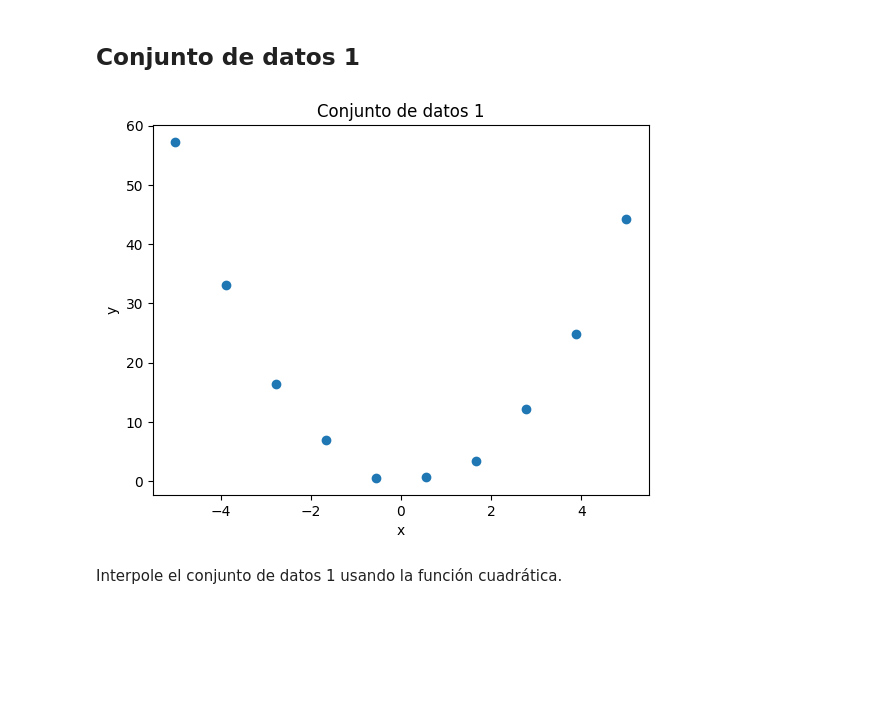
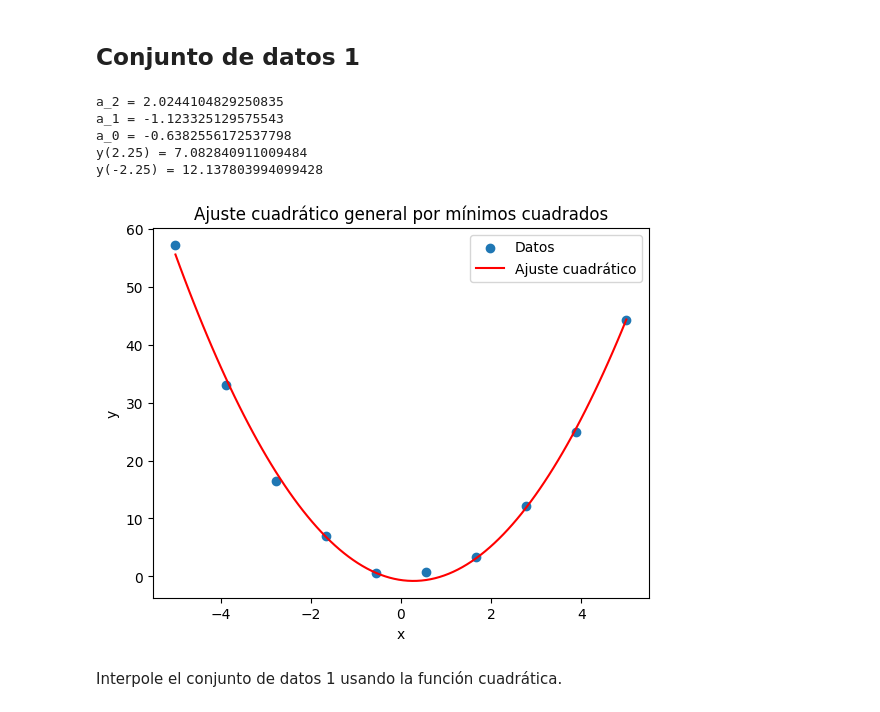
Before and after one commit to R3LM15/MetodosNumericos_MateoMolina, a Jupyter notebook: Prueba 2/MN-25A-prueba02-main/min_cuadrados.ipynb, the cells around one changed output. Drawn from its saved outputs; the diff is of its cells as text; code cells hidden in the pictures; blank space fills up the shorter version.

```diff
--- a/Prueba 2/MN-25A-prueba02-main/min_cuadrados.ipynb
+++ b/Prueba 2/MN-25A-prueba02-main/min_cuadrados.ipynb
@@ -101,6 +89,7 @@ plt.show()
 # %% [markdown]
 ## Conjunto de datos 1
 # %%
+import numpy as np
 xs1 = [
     -5.0000,
     -3.8889,
@@ -125,14 +114,41 @@ ys1 = [
     24.9167,
     44.2495,
 ]
+
+coef = np.polyfit(xs1, ys1, deg=2)
+a_2, a_1, a_0 = coef
+print("a_2 =", a_2)
+print("a_1 =", a_1)
+print("a_0 =", a_0)
+
+print("y(2.25) =", a_2*2.25**2 + a_1*2.25 + a_0)
+print("y(-2.25) =", a_2*(-2.25)**2 + a_1*(-2.25) + a_0)
+# %% [output]
+a_2 = 2.0244104829250835
+a_1 = -1.123325129575543
+a_0 = -0.6382556172537798
+y(2.25) = 7.082840911009484
+y(-2.25) = 12.137803994099428
-# %%
-plt.scatter(xs1, ys1)
-plt.xlabel("x")
-plt.ylabel("y")
-plt.title("Conjunto de datos 1")
-plt.show()
-# %% [output]
-[figure, removed]
+# %%
+import numpy as np
+import matplotlib.pyplot as plt
+
+# Ajuste polinómico de grado 2 (cuadrático)
+coef = np.polyfit(xs1, ys1, deg=2)
+p = np.poly1d(coef)
+
+x = np.linspace(min(xs1), max(xs1), 100)
+y = p(x)
+
+plt.scatter(xs1, ys1, label="Datos")
+plt.plot(x, y, color="red", label="Ajuste cuadrático")
+plt.xlabel("x")
+plt.ylabel("y")
+plt.title("Ajuste cuadrático general por mínimos cuadrados")
+plt.legend()
+plt.show()
+# %% [output]
+[figure, added]
 # %% [markdown]
 Interpole el conjunto de datos 1 usando la función cuadrática.
 # %% [markdown]
```
Also changed, not shown: parts of 8 cells of this notebook.
